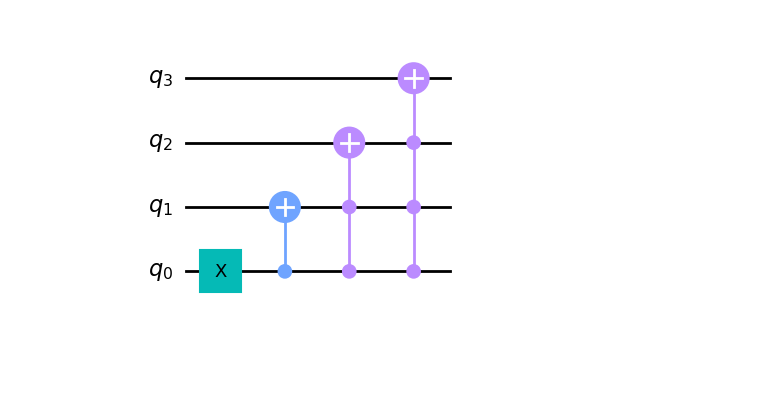
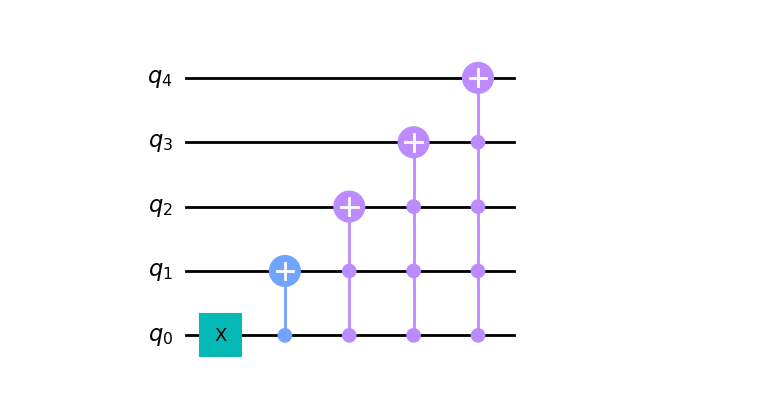
Before and after one commit to mingyoungjeng/quantum-convolutional-classifier, a Jupyter notebook: quantum_convolution/playground.ipynb, the cells around one changed output. Drawn from its saved outputs; the diff is of its cells as text; code cells hidden in the pictures; blank space fills up the shorter version.

```diff
--- a/quantum_convolution/playground.ipynb
+++ b/quantum_convolution/playground.ipynb
@@ -2,7 +2,7 @@
 import numpy as np
 from sympy import Matrix
 
-num_qubits = 4
+num_qubits = 5
 num_states = 2**num_qubits
 # %%
 rotate = np.eye(num_states, dtype=int)
@@ -15,20 +31,21 @@ $\displaystyle \left[\begin{array}{cccccccccccccccc}0 & 1 & 0 & 0 & 0 & 0 & 0 &
 # %%
 from qiskit import QuantumCircuit, transpile
 from qiskit.quantum_info.operators import Operator
 
 qc = QuantumCircuit(num_qubits)
 
-
-qc.x(0)
-qc.mcx([0], 1)
-qc.mcx([0, 1], 2)
-qc.mcx([0, 1, 2], 3)
+# Shift operation
+for i in range(num_qubits):
+    if i == 0:
+        qc.x(i)
+    else:
+        qc.mcx(list(range(i)), i)
 
 # qc.x(qc.qubits)
 
 qc.draw('mpl', reverse_bits=True)
 # %% [output]
-[figure, old version]
+[figure, new version]
 # %%
 op = np.real_if_close(Operator(qc).data).astype(int)
 
```
Also changed, not shown: parts of 3 cells of this notebook, 3 other files.
